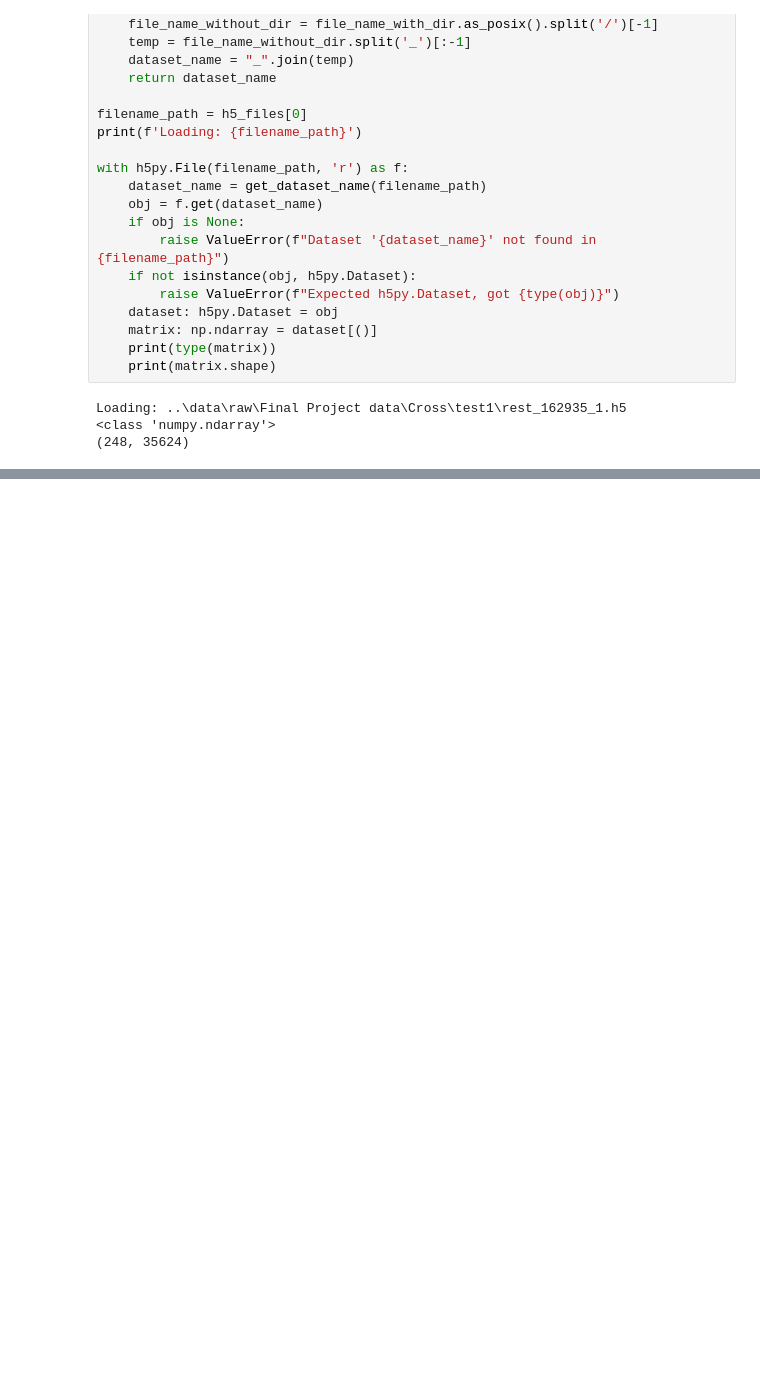
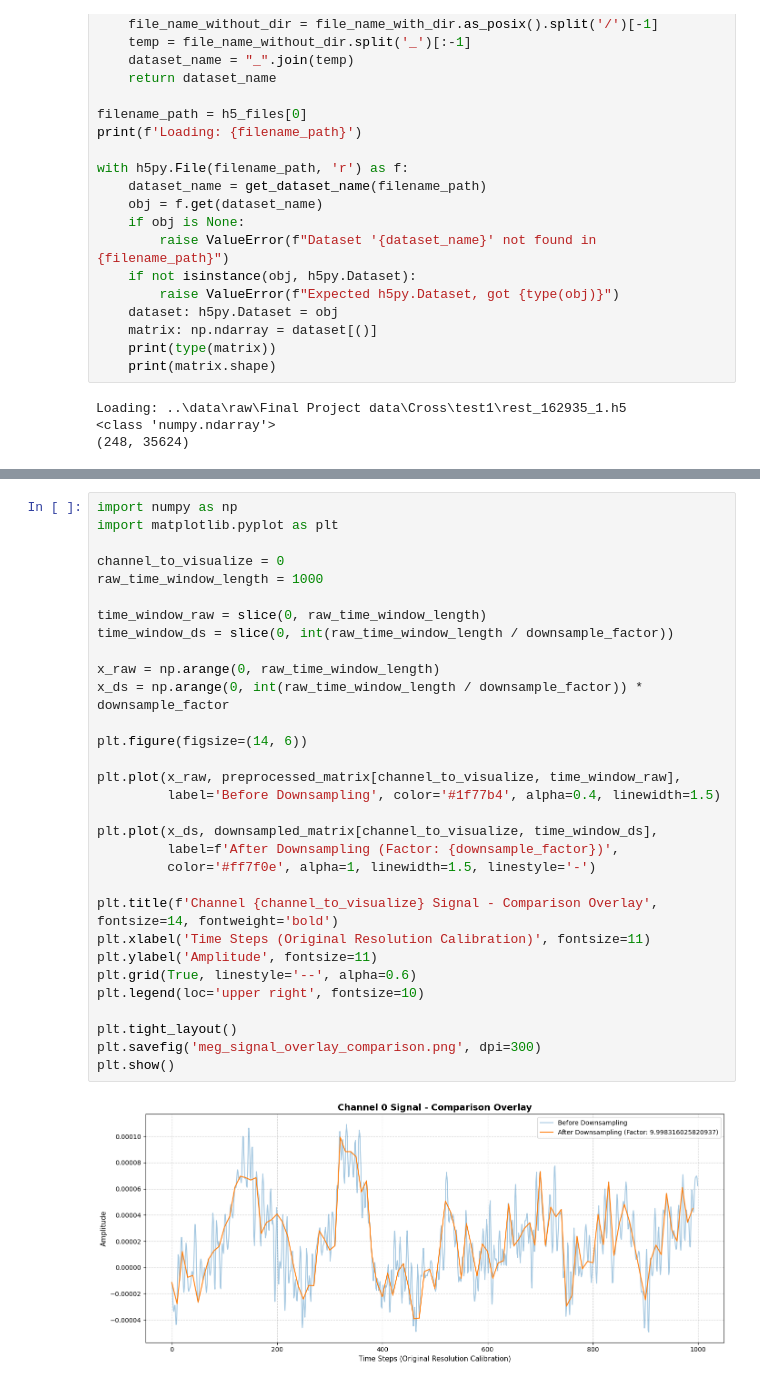
Before and after one commit to kianniek/UU_DeepLearning_Assignment_2, a Jupyter notebook: notebooks/main.ipynb, the cells around one changed output, grey strips where cells are left out. Cells and saved outputs as stored; diff of their text form; blank space fills up the shorter version.

```diff
--- a/notebooks/main.ipynb
+++ b/notebooks/main.ipynb
@@ -42,0 +82,33 @@ Loading: ..\data\raw\Final Project data\Cross\test1\rest_162935_1.h5
+# %%
+import numpy as np
+import matplotlib.pyplot as plt
+
+channel_to_visualize = 0
+raw_time_window_length = 1000
+
+time_window_raw = slice(0, raw_time_window_length)
+time_window_ds = slice(0, int(raw_time_window_length / downsample_factor))
+
+x_raw = np.arange(0, raw_time_window_length)
+x_ds = np.arange(0, int(raw_time_window_length / downsample_factor)) * downsample_factor
+
+plt.figure(figsize=(14, 6))
+
+plt.plot(x_raw, preprocessed_matrix[channel_to_visualize, time_window_raw],
+         label='Before Downsampling', color='#1f77b4', alpha=0.4, linewidth=1.5)
+
+plt.plot(x_ds, downsampled_matrix[channel_to_visualize, time_window_ds],
+         label=f'After Downsampling (Factor: {downsample_factor})',
+         color='#ff7f0e', alpha=1, linewidth=1.5, linestyle='-')
+
+plt.title(f'Channel {channel_to_visualize} Signal - Comparison Overlay', fontsize=14, fontweight='bold')
+plt.xlabel('Time Steps (Original Resolution Calibration)', fontsize=11)
+plt.ylabel('Amplitude', fontsize=11)
+plt.grid(True, linestyle='--', alpha=0.6)
+plt.legend(loc='upper right', fontsize=10)
+
+plt.tight_layout()
+plt.savefig('meg_signal_overlay_comparison.png', dpi=300)
+plt.show()
+# %% [output]
+[figure, added]
```
Also changed, not shown: parts of 16 cells of this notebook, 17 other files.
